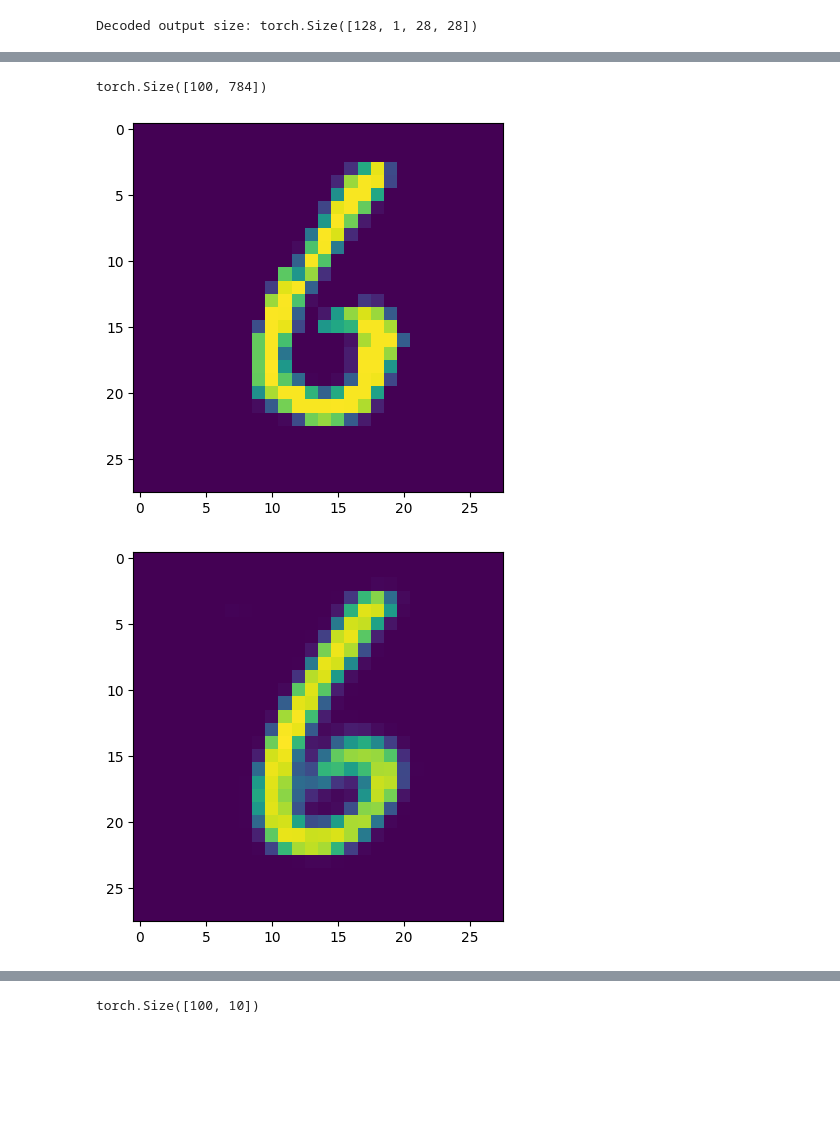
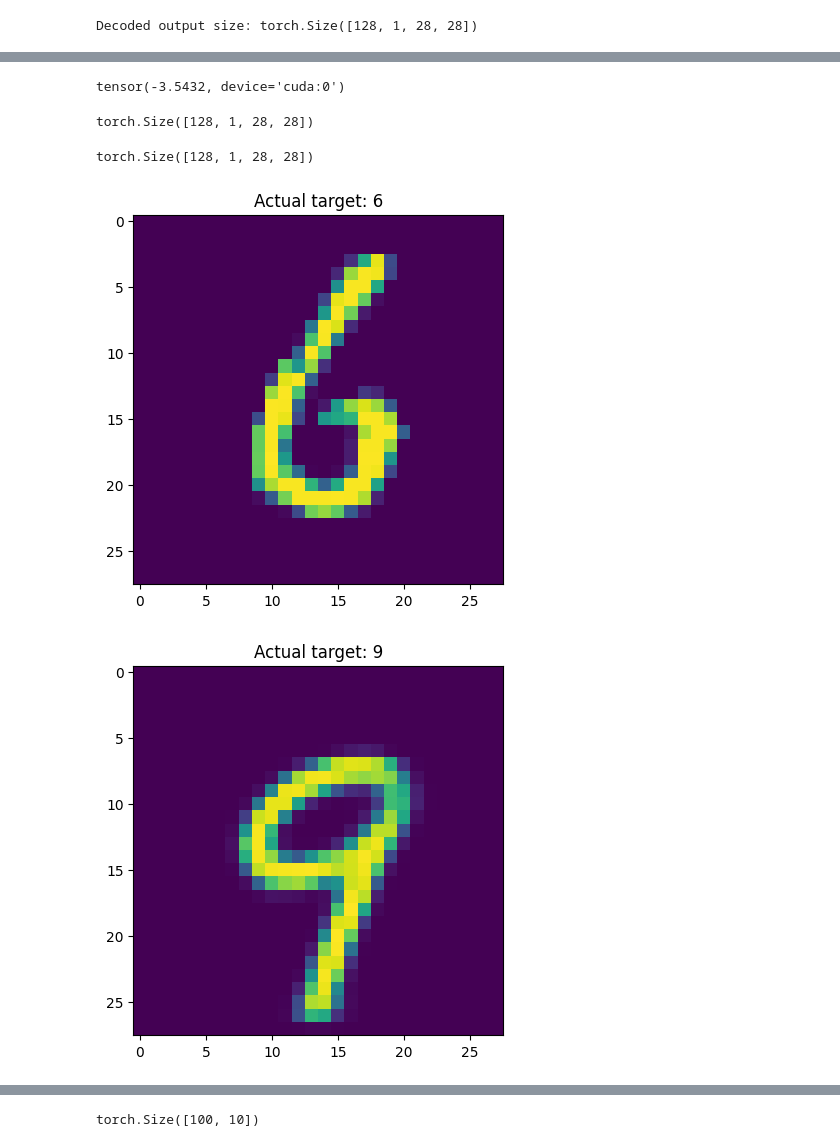
Before and after one commit to rudraxx/pytorch, a Jupyter notebook: 07_VAE_pytorch_CNN.ipynb, the cells around one changed output, grey strips where cells are left out. Drawn from its saved outputs; the diff is of its cells as text; code cells hidden in the pictures; blank space fills up the shorter version.

```diff
--- a/07_VAE_pytorch_CNN.ipynb
+++ b/07_VAE_pytorch_CNN.ipynb
@@ -228,21 +258,24 @@ def loss_function(x, x_hat, mean, log_var):
     return reproduction_loss + KLD
 
 
-optimizer = Adam(model.parameters(), lr=lr)
+optimizer = Adam(vae_model.parameters(), lr=lr)
 # %%
 print("Start training VAE...")
-model.train()
+vae_model.to(DEVICE)
+
+vae_model.train()
 
 for epoch in range(epochs):
     overall_loss = 0
     for batch_idx, (x, _) in enumerate(train_loader):
-        x = x.view(batch_size, x_dim)
+        # x = x.view(batch_size, x_dim)
+        #Move to device
         x = x.to(DEVICE)
 
         optimizer.zero_grad()
 
-        x_hat, mean, log_var = model(x)
-        loss = loss_function(x, x_hat, mean, log_var)
+        mu, log_var, x_hat = vae_model(x)
+        loss = loss_function(x, x_hat, mu, log_var)
 
         overall_loss += loss.item()
 
@@ -278,33 +306,46 @@ Finish!!
 # %%
+#Create some reconstructed examples based on test data +  trained model
 import matplotlib.pyplot as plt
-model.eval()
+vae_model.eval()
 
 with torch.no_grad():
-    for batch_idx, (x, _) in enumerate(tqdm(test_loader)):
-        x = x.view(batch_size, x_dim)
+    for batch_idx, (x, targets) in enumerate(tqdm(test_loader)):
+        # x = x.view(batch_size, x_dim)
         x = x.to(DEVICE)
 
-        x_hat, mu_eval, log_var_eval = model(x)
-
+        mu_eval, log_var_eval, x_hat = vae_model(x)
 
         break
-
-def show_image(x, idx):
-    x = x.view(batch_size, 28, 28)
-
-    fig = plt.figure()
-    plt.imshow(x[idx].cpu().numpy())
+# %%
+print(torch.min(mu_eval))
+# %% [output]
+tensor(-3.5432, device='cuda:0')
+# %%
+#Function to plot specific samples
+def show_image(x, targets, idx):
+    x = x.view(batch_size, 28, 28)
+
+    fig = plt.figure()
+    plt.imshow(x[idx].cpu().numpy())
+
+    if targets is not None:
+      true_tgt = targets[idx].item()
+
+      plt.title(f"Actual target: {true_tgt}")
+# %%
+print(x_hat.shape)
+# %% [output]
+torch.Size([128, 1, 28, 28])
 # %%
-
 print(x.shape)
-show_image(x, idx=50)
+show_image(x, targets, idx=50)
 # %% [output]
-torch.Size([100, 784])
+torch.Size([128, 1, 28, 28])
-[figure, old version]
+[figure, new version]
 # %%
-show_image(x_hat, idx=50)
+show_image(x_hat, targets, idx=12)
 # %% [output]
-[figure, old version]
+[figure, new version]
 # %%
 #Step 6. Generate image from noise vector
 with torch.no_grad():
```
Also changed, not shown: parts of 16 cells of this notebook.
